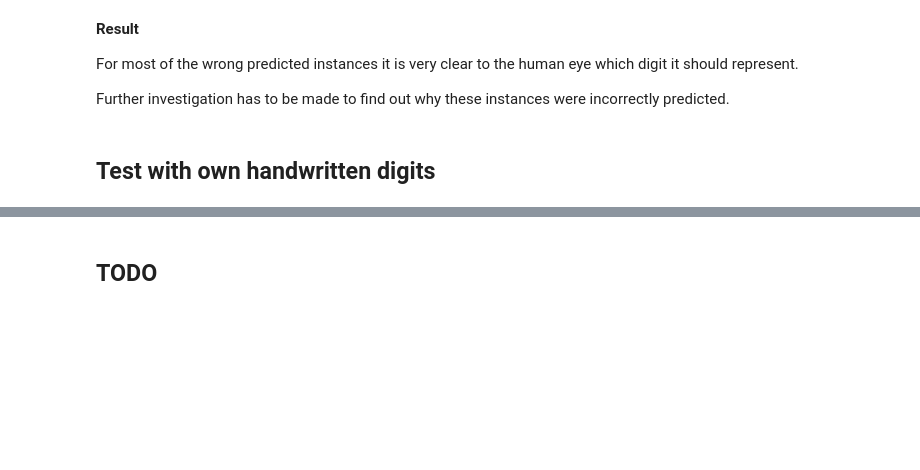
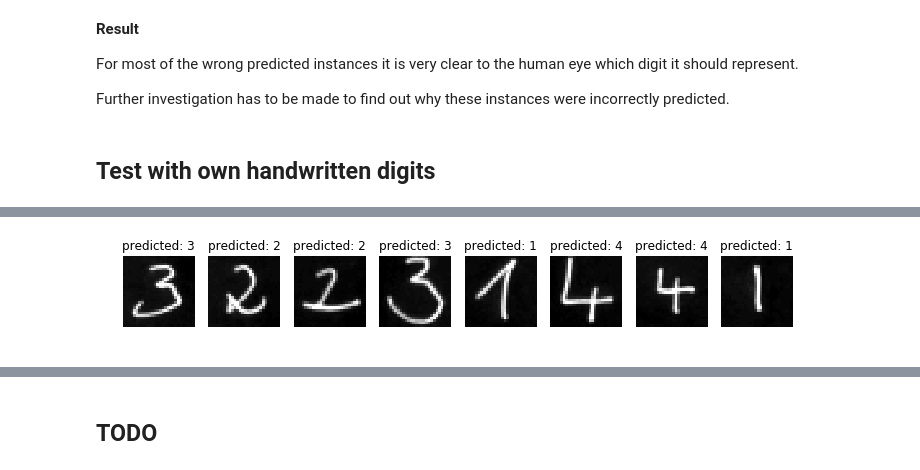
Before and after one commit to damilo/project.ml, a Jupyter notebook: project.ml.tf-c11.08/project.ml.tf-c11.08.ipynb, the cells around one changed output, grey strips where cells are left out. Saved outputs shown, nothing was run; the diff lists cells and outputs as text; code cells hidden in the pictures; blank space fills up the shorter version.

```diff
--- a/project.ml.tf-c11.08/project.ml.tf-c11.08.ipynb
+++ b/project.ml.tf-c11.08/project.ml.tf-c11.08.ipynb
@@ -599,0 +671,12 @@ INFO:tensorflow:Restoring parameters from ./tf_saves/run_MlpBest/best_acc_val.ck
+# %%
+fig, axs = plt.subplots (1, X_ownhwd.shape[0])
+
+for i in range (X_ownhwd.shape[0]):
+    axs[i].imshow (X_ownhwd[i].reshape (28, 28), cmap = 'gray')
+    axs[i].set_title ('predicted: {}'.format (y_pred[i]))
+    axs[i].axis ('off')
+
+fig.set_size_inches (12, 3)
+plt.show ()
+# %% [output]
+[figure, added]
```
Also changed, not shown: parts of 18 cells of this notebook, 1 other file.
